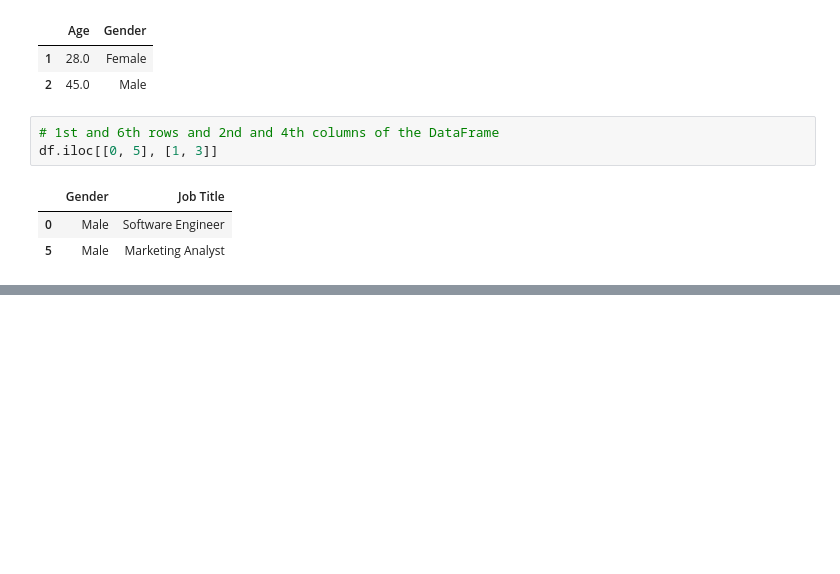
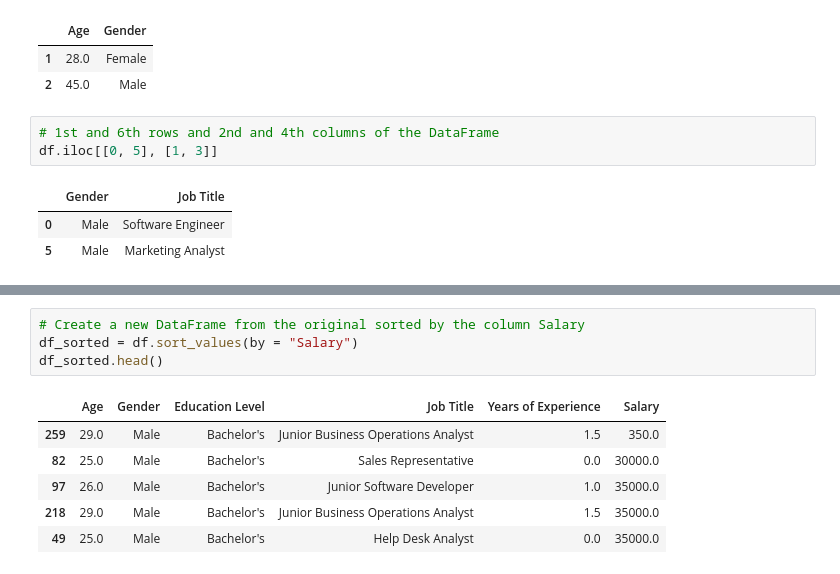
Before and after one commit to MYTE21/AI.Ultron, a Jupyter notebook: (1) Introduction to NN/(1.1) Python for Data Analysis/(1.1.1) Python for Data Analysis.ipynb, the cells around one changed output, grey strips where cells are left out. Saved outputs shown, nothing was run; the diff lists cells and outputs as text; blank space fills up the shorter version.

```diff
--- a/(1) Introduction to NN/(1.1) Python for Data Analysis/(1.1.1) Python for Data Analysis.ipynb
+++ b/(1) Introduction to NN/(1.1) Python for Data Analysis/(1.1.1) Python for Data Analysis.ipynb
@@ -656,0 +646,11 @@ df.iloc[[0, 5], [1, 3]]
+# %%
+# Create a new DataFrame from the original sorted by the column Salary
+df_sorted = df.sort_values(by = "Salary")
+df_sorted.head()
+# %% [output]
+|  | Age | Gender | Education Level | Job Title | Years of Experience | Salary |
+| 259 | 29.0 | Male | Bachelor's | Junior Business Operations Analyst | 1.5 | 350.0 |
+| 82 | 25.0 | Male | Bachelor's | Sales Representative | 0.0 | 30000.0 |
+| 97 | 26.0 | Male | Bachelor's | Junior Software Developer | 1.0 | 35000.0 |
+| 218 | 29.0 | Male | Bachelor's | Junior Business Operations Analyst | 1.5 | 35000.0 |
+| 49 | 25.0 | Male | Bachelor's | Help Desk Analyst | 0.0 | 35000.0 |
```
Also changed, not shown: parts of 14 cells of this notebook.
